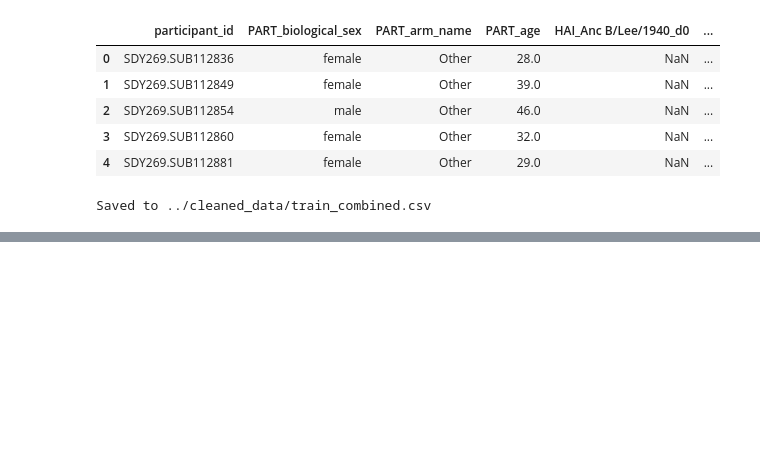
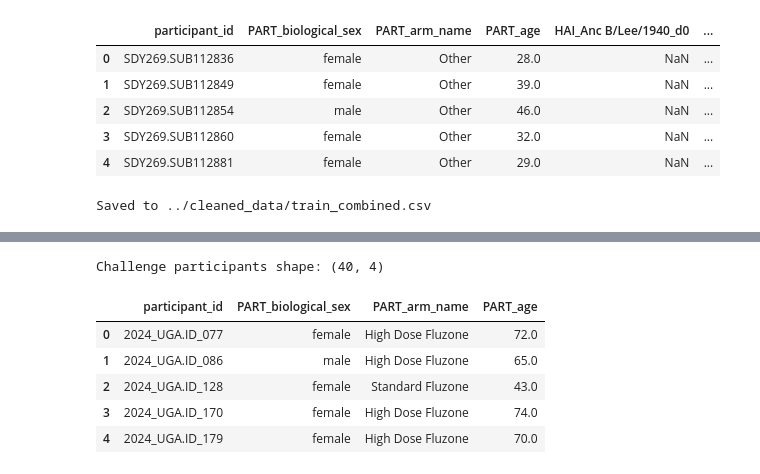
Before and after one commit to DirtyChay/cmi-flu-prediction-challenge-capstone, a Jupyter notebook: data_cleaning/join_cleaned_data.ipynb, the cells around one changed output, grey strips where cells are left out. Saved outputs shown, nothing was run; the diff lists cells and outputs as text; code cells hidden in the pictures; blank space fills up the shorter version.

```diff
--- a/data_cleaning/join_cleaned_data.ipynb
+++ b/data_cleaning/join_cleaned_data.ipynb
@@ -83,0 +108,13 @@ Saved to ../cleaned_data/train_combined.csv
+# %%
+chal_participants_df = pd.read_csv(CLEANED_DIR + '/challenge_participants_cleaned.csv', low_memory=False)
+chal_participants_df = chal_participants_df[chal_participants_df['participant_id'].isin(chal_participants)]
+print(f'Challenge participants shape: {chal_participants_df.shape}')
+peek(chal_participants_df)
+# %% [output]
+Challenge participants shape: (40, 4)
+|  | participant_id | PART_biological_sex | PART_arm_name | PART_age |
+| 0 | 2024_UGA.ID_077 | female | High Dose Fluzone | 72.0 |
+| 1 | 2024_UGA.ID_086 | male | High Dose Fluzone | 65.0 |
+| 2 | 2024_UGA.ID_128 | female | Standard Fluzone | 43.0 |
+| 3 | 2024_UGA.ID_170 | female | High Dose Fluzone | 74.0 |
+| 4 | 2024_UGA.ID_179 | female | High Dose Fluzone | 70.0 |
```
Also changed, not shown: parts of 14 cells of this notebook, 1 other file.
